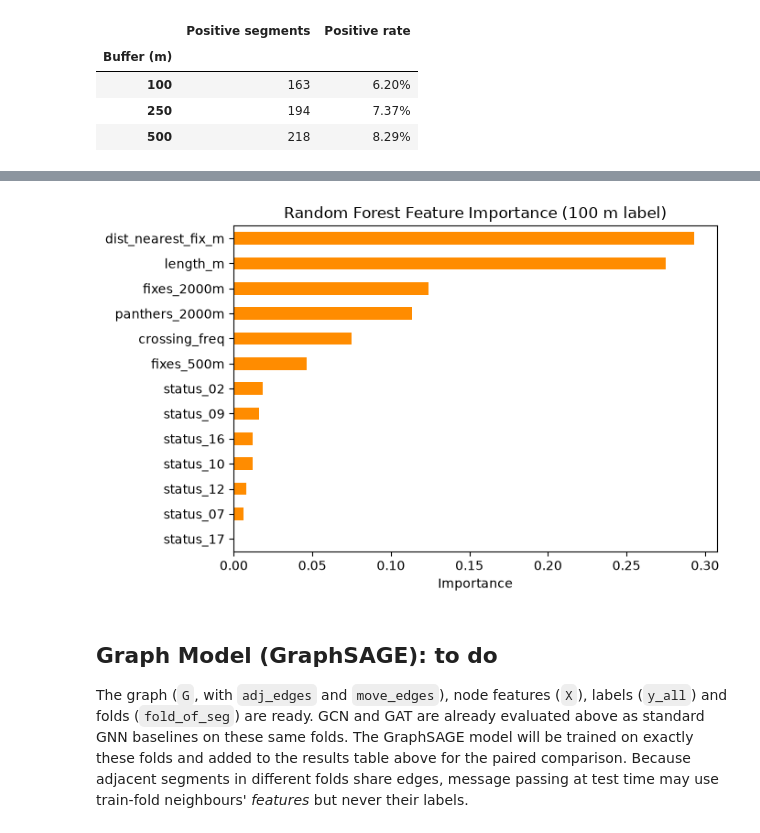
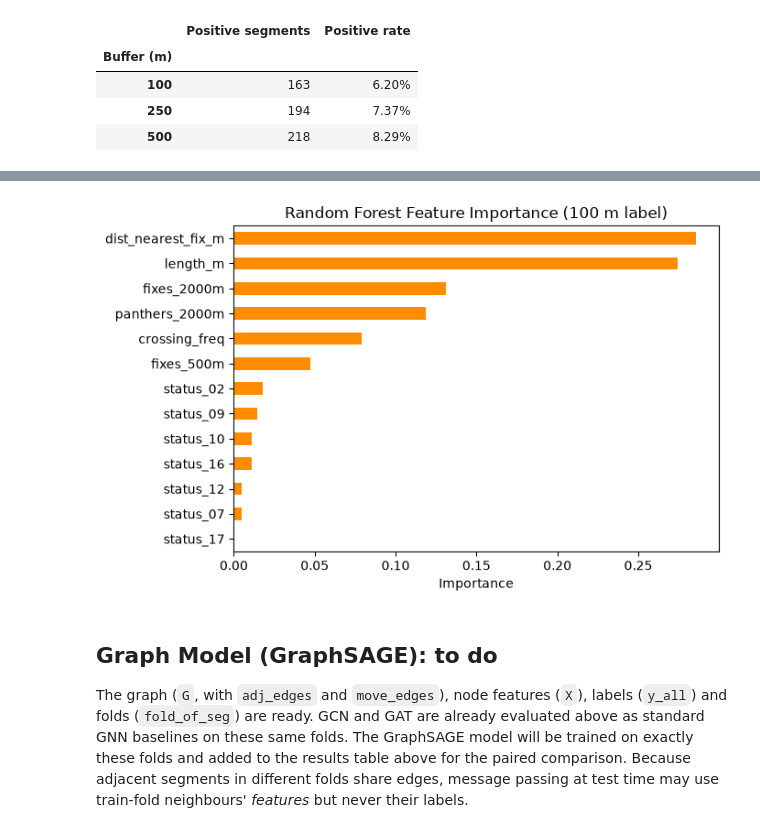
Before and after one commit to JerRMartin/Graph-Based-Risk-Mapping, a Jupyter notebook: notebooks/notebook.ipynb, the cells around one changed output, grey strips where cells are left out. Cells and saved outputs as stored; diff of their text form; code cells hidden in the pictures.

Commit message:
GCN and GAT baselines run + tuning on all baselines

```diff
--- a/notebooks/notebook.ipynb
+++ b/notebooks/notebook.ipynb
@@ -263,17 +263,22 @@ PRIMARY_BUFFER = 100              # m; buffer used for the main results table
 
 N_FOLDS = 5
 BLOCK_M = 15000          # m; side of the square spatial blocks used for spatial cross-validation
-KDE_BANDWIDTH = 2000     # m; Gaussian KDE bandwidth for the density baseline
+KDE_BANDWIDTH = 10000    # m; Gaussian KDE bandwidth for the density baseline
+# Tree baselines: chosen by validation AUC-PR in laboratory/baseline_tuning.py (small grid; never tuned on test folds)
+RF_MIN_LEAF = 10         # random forest minimum leaf size (sqrt features, 300 trees)
+XGB_DEPTH = 4            # XGBoost tree depth
+XGB_LR = 0.05            # XGBoost learning rate
+XGB_TREES = 100          # XGBoost number of trees
 PREC_K = (10, 25, 50)    # K values for precision-at-K
 SEED = 42
 
 # GNN baselines (GCN, GAT): fixed in advance, never tuned on test folds
-GNN_HIDDEN = 64          # hidden width (GAT: GAT_HEADS heads x GNN_HIDDEN // GAT_HEADS channels)
+GNN_HIDDEN = 16          # hidden width (GAT: GAT_HEADS heads x GNN_HIDDEN // GAT_HEADS channels)
 GNN_LAYERS = 2           # message-passing layers = receptive field in hops
 GNN_DROPOUT = 0.5
 GNN_LR = 0.01
 GNN_WD = 5e-4
-GNN_EPOCHS = 200         # full-batch epochs, fixed (no early stopping on held-out data)
+GNN_EPOCHS = 400         # full-batch epochs, fixed (no early stopping on held-out data)
 GAT_HEADS = 4
 # %%
 # ---- Load and scope the three datasets ----
@@ -745,16 +767,16 @@ pd.DataFrame(sens).T.rename_axis("Buffer (m)").round(3)
 # %%
 # ---- Feature importance of the tree baselines (fit on all segments, for interpretation only) ----
-rf_full = RandomForestClassifier(n_estimators=300, min_samples_leaf=3, class_weight="balanced_subsample",
+rf_full = RandomForestClassifier(n_estimators=300, min_samples_leaf=RF_MIN_LEAF, class_weight="balanced_subsample",
                                  n_jobs=-1, random_state=SEED).fit(X.values, y_all)
 imp = pd.Series(rf_full.feature_importances_, index=feature_cols).sort_values()
 fig, ax = plt.subplots(figsize=(7, 4.5))
 imp.plot(kind="barh", ax=ax, color="darkorange")
 ax.set_title(f"Random Forest Feature Importance ({PRIMARY_BUFFER} m label)")
 ax.set_xlabel("Importance")
 plt.tight_layout()
 plt.show()
 # %% [output]
-[figure, old version]
+[figure, new version]
 # %% [markdown]
 ## Graph Model (GraphSAGE): to do
 
```
Also changed, not shown: parts of 12 cells of this notebook.
